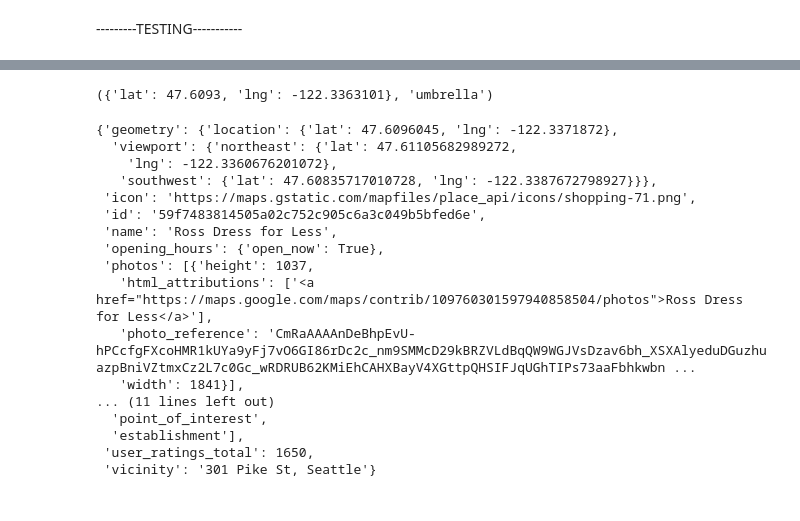
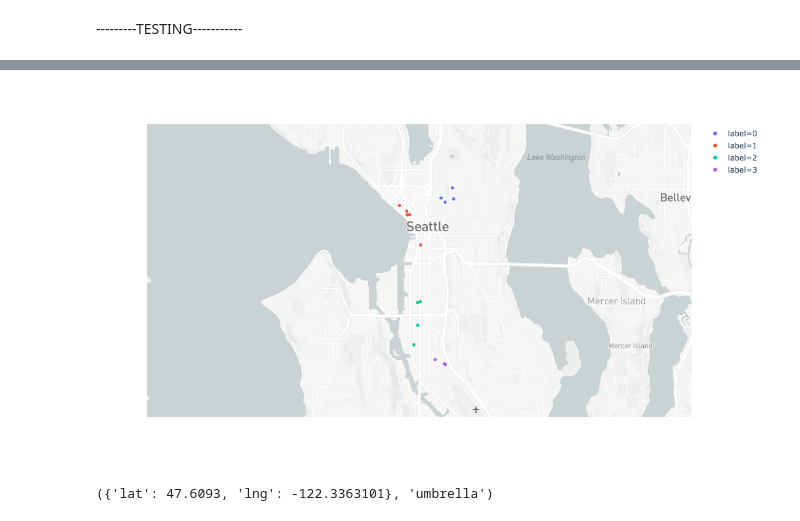
Before and after one commit to UpwardTrajectory/meander-maker, a Jupyter notebook: mvp.ipynb, the cells around one changed output, grey strips where cells are left out. Saved outputs shown, nothing was run; the diff lists cells and outputs as text; code cells hidden in the pictures.

Commit message:
complete clustering algo, begin implementing plotly express

```diff
--- a/mvp.ipynb
+++ b/mvp.ipynb
@@ -95,0 +87,2 @@ sns.scatterplot(df['lng'], df['lat'], hue=df['label'], style=df['label']);
+# %%
+loc, topic = gp.populate_inputs()
@@ -96,2 +92,2 @@ sns.scatterplot(df['lng'], df['lat'], hue=df['label'], style=df['label']);
 # %%
-dest_list = gp.build_df(loc, topic)
+df = gp.build_df(loc, topic)
@@ -100,8 +93,0 @@ dest_list.loc[dest_list['label'] == 0]
-# %%
-clusterer = hdbscan.HDBSCAN(min_cluster_size=3,
-                            min_samples=3,
-                            metric='haversine',
-                            allow_single_cluster=True)
-clusterer.fit(df[['lat', 'lng']])
-df['label'] = clusterer.labels_
-print(df)
@@ -108,3 +129,10 @@ print(df)
+# %%
+plotly.offline.init_notebook_mode(connected=True)
+px.set_mapbox_access_token(api_keys['mapbox'])
+px.scatter_mapbox(
+    df, lat='lat', lon='lng', hover_name=['name', 'rating'], color='label', width=600, height=600)
+# %% [output]
+[figure, added]
 # %%
 loc, topic
 # %% [output]
@@ -118,20 +139,0 @@ output = gmaps.places_nearby(
-# %%
-output['results'][0]
-# %% [output]
-{'geometry': {'location': {'lat': 47.6096045, 'lng': -122.3371872},
-  'viewport': {'northeast': {'lat': 47.61105682989272,
-    'lng': -122.3360676201072},
-   'southwest': {'lat': 47.60835717010728, 'lng': -122.3387672798927}}},
- 'icon': 'https://maps.gstatic.com/mapfiles/place_api/icons/shopping-71.png',
- 'id': '59f7483814505a02c752c905c6a3c049b5bfed6e',
- 'name': 'Ross Dress for Less',
- 'opening_hours': {'open_now': True},
- 'photos': [{'height': 1037,
-   'html_attributions': ['<a href="https://maps.google.com/maps/contrib/109760301597940858504/photos">Ross Dress for Less</a>'],
-   'photo_reference': 'CmRaAAAAnDeBhpEvU-hPCcfgFXcoHMR1kUYa9yFj7vO6GI86rDc2c_nm9SMMcD29kBRZVLdBqQW9WGJVsDzav6bh_XSXAlyeduDGuzhuazpBniVZtmxCz2L7c0Gc_wRDRUB62KMiEhCAHXBayV4XGttpQHSIFJqUGhTIPs73aaFbhkwbn ...
-   'width': 1841}],
-... (11 lines left out)
-  'point_of_interest',
-  'establishment'],
- 'user_ratings_total': 1650,
- 'vicinity': '301 Pike St, Seattle'}
```
Also changed, not shown: parts of 25 cells of this notebook, 1 other file.
